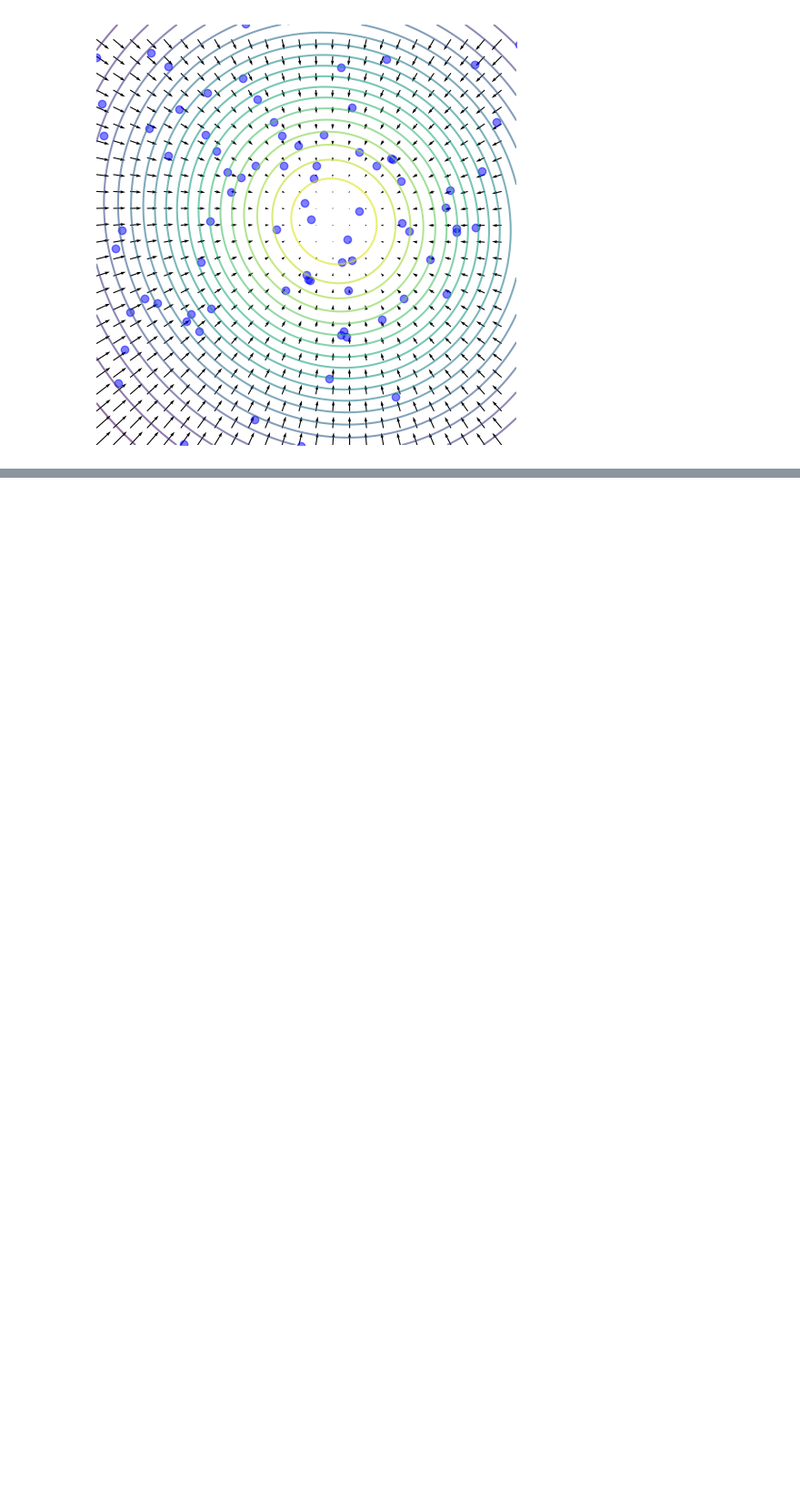
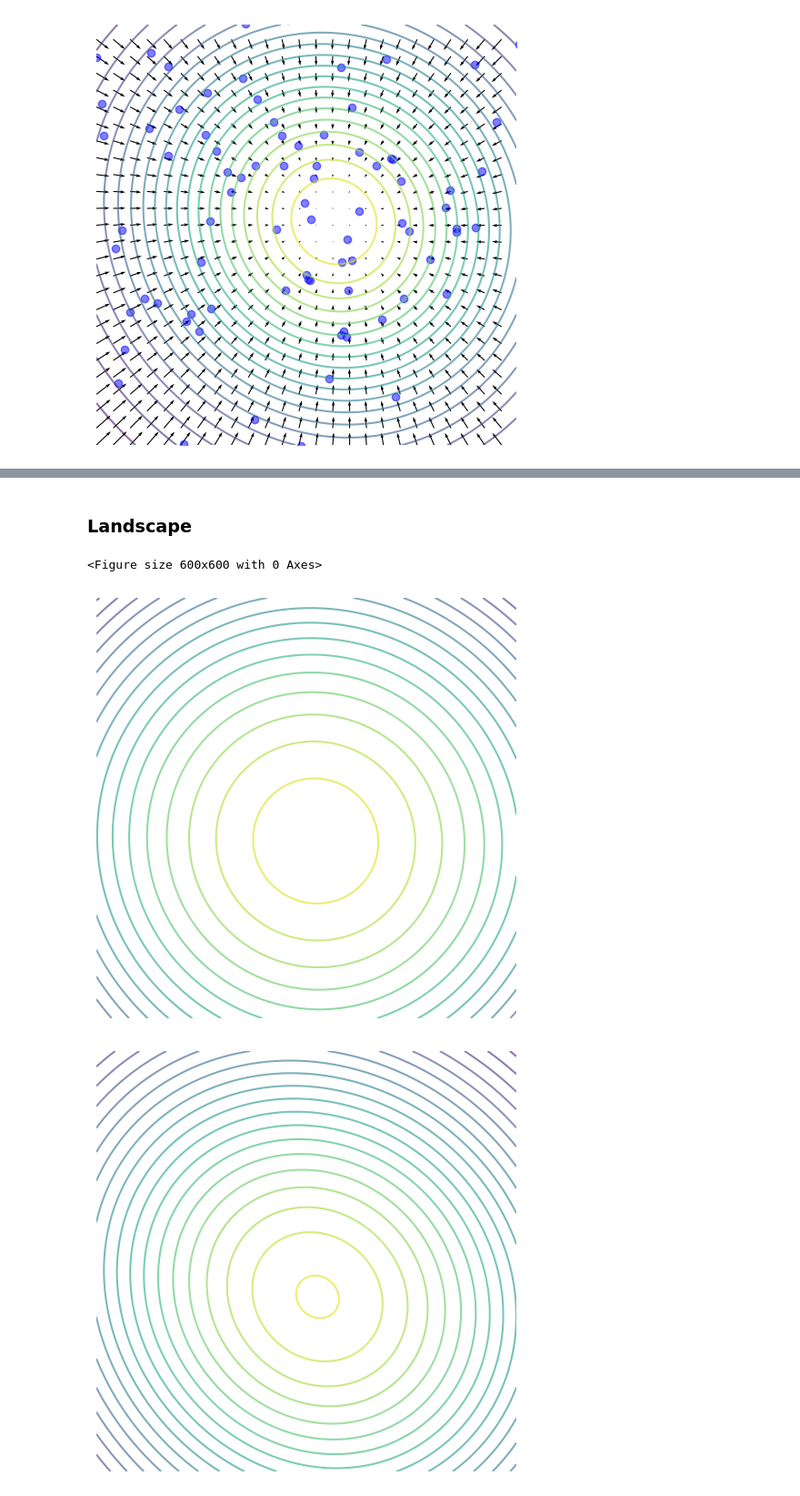
Before and after one commit to Animadversio/DiffusionLearningCurve, a Jupyter notebook: demo/demo_score_matching_gradient.ipynb, the cells around one changed output, grey strips where cells are left out. Shown at 91% size. Cells and saved outputs as stored; diff of their text form; code cells hidden in the pictures; blank space fills up the shorter version.

```diff
--- a/demo/demo_score_matching_gradient.ipynb
+++ b/demo/demo_score_matching_gradient.ipynb
@@ -400,0 +756,54 @@ plt.show()
+# %% [markdown]
+### Landscape
+# %%
+pnts_delta_gmm = GaussianMixture_torch(pnts, [torch.eye(2) * 0.001] * len(pnts), weights=None)
+
+
+xlim = [-4, 5]
+ylim = [-4, 5]
+x = torch.linspace(xlim[0], xlim[1], 200)
+y = torch.linspace(ylim[0], ylim[1], 200)
+subsp = slice(None, None, 8)
+X, Y = torch.meshgrid(x, y)
+xy = torch.stack([X.flatten(), Y.flatten()]).T
+sigma_T = 10
+fig = plt.figure(figsize=(6, 6))
+frames = []
+sigma_steps = np.logspace(math.log10(sigma_T), math.log10(0.01), 10)
+for i, sigma_t in enumerate(sigma_steps):
+    fig = plt.figure(figsize=(6, 6))
+    # gmm_t = gmm_add_noise(gmm, sigma_t)
+    # score_vecs = gmm_t.score(xy)
+    gmm_t = gmm_add_noise(pnts_delta_gmm, sigma_t)
+    score_vecs = gmm_t.score(xy)
+    score_vecs = score_vecs.reshape(200, 200, 2)
+    pdf_t = gmm_t.pdf(xy).reshape(200, 200)
+
+    plt.clf()
+    # plt.quiver(X[subsp, subsp], Y[subsp, subsp],
+    #        score_vecs[subsp, subsp, 0], score_vecs[subsp, subsp, 1])
+    plt.contour(X, Y, pdf_t, levels=20, alpha=0.6)
+    # plt.scatter(pnts[:, 0], pnts[:, 1], color='red', label='Samples', marker='x')
+    # plt.scatter(x_traj[i, :, 0], x_traj[i, :, 1], alpha=0.5, color='blue')
+    plt.axis('image')
+    plt.xlim(xlim)
+    plt.ylim(ylim)
+    plt.axis('off')
+
+    # Convert plot to image
+    fig.canvas.draw()
+    # image = np.frombuffer(fig.canvas.tostring_rgb(), dtype='uint8')
+    # image = image.reshape(fig.canvas.get_width_height()[::-1] + (3,))
+    # frames.append(image)
+    plt.show()
+
+# Save as video
+# out = cv2.VideoWriter('PF_ODE_diffusion_process_delta_mixture_memorize_sigmaT8_focus.mp4', cv2.VideoWriter_fourcc(*'mp4v'), 30, frames[0].shape[:2])
+# for frame in frames:
+#     out.write(cv2.cvtColor(frame, cv2.COLOR_RGB2BGR))
+# out.release()
+# plt.close()
+# %% [output]
+<Figure size 600x600 with 0 Axes>
+[figure, added]
+[figure, added]
```
Also changed, not shown: parts of 17 cells of this notebook, 4 other files.
